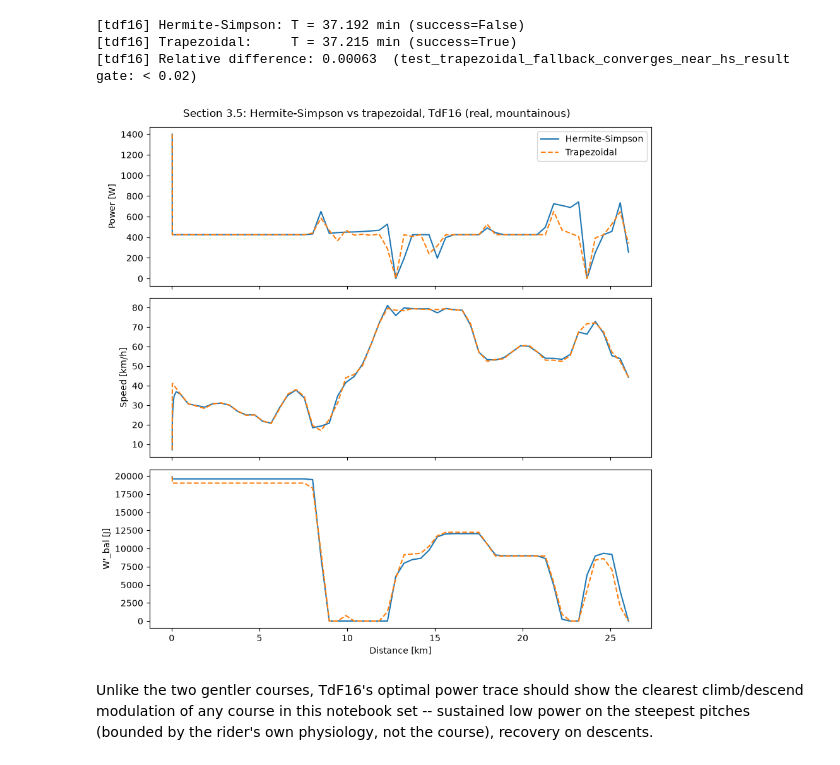
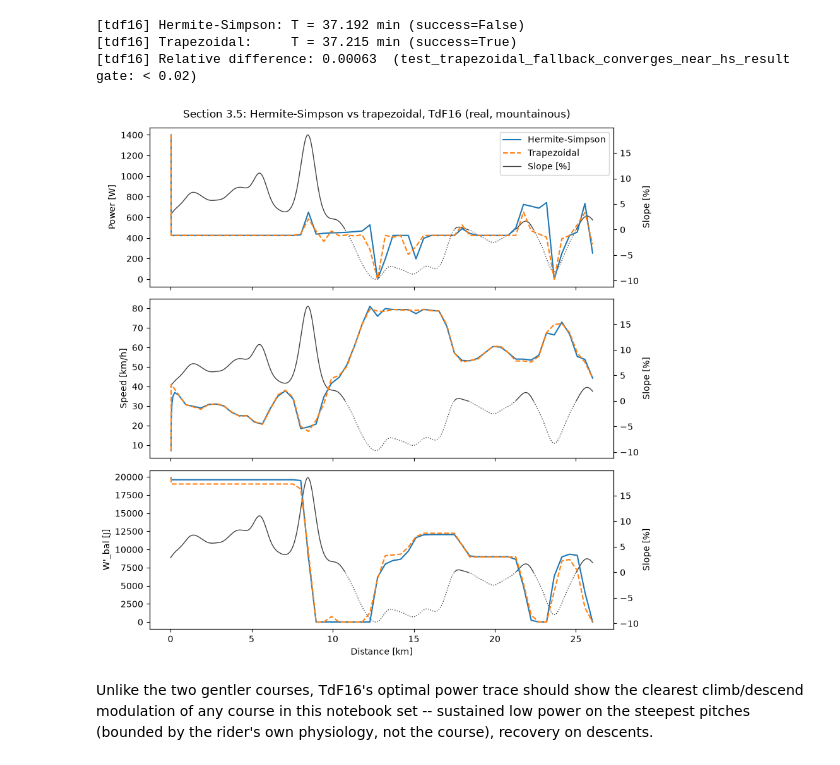
Before and after one commit to d0martins/TTT-strat, a Jupyter notebook: notebooks/phase1_optimization/phase_1_1_scheme_comparison.ipynb, the cells around one changed output. Cells and saved outputs as stored; diff of their text form; code cells hidden in the pictures.

```diff
--- a/notebooks/phase1_optimization/phase_1_1_scheme_comparison.ipynb
+++ b/notebooks/phase1_optimization/phase_1_1_scheme_comparison.ipynb
@@ -237,9 +237,9 @@ rel_diff_scheme_tdf16 = pc.report_scheme_comparison(res_hs_tdf16, res_trap_tdf16
 [tdf16] Trapezoidal:     T = 37.215 min (success=True)
 [tdf16] Relative difference: 0.00063  (test_trapezoidal_fallback_converges_near_hs_result gate: < 0.02)
 # %%
-pc.plot_scheme_comparison(res_hs_tdf16, res_trap_tdf16, "Section 3.5: Hermite-Simpson vs trapezoidal, TdF16 (real, mountainous)")
+pc.plot_scheme_comparison(res_hs_tdf16, res_trap_tdf16, tdf16_course, "Section 3.5: Hermite-Simpson vs trapezoidal, TdF16 (real, mountainous)")
 # %% [output]
-[figure, old version]
+[figure, new version]
 # %% [markdown]
 Unlike the two gentler courses, TdF16's optimal power trace should show
 the clearest climb/descend modulation of any course in this notebook set
```
Also changed, not shown: parts of 4 cells of this notebook, 1 other file.
